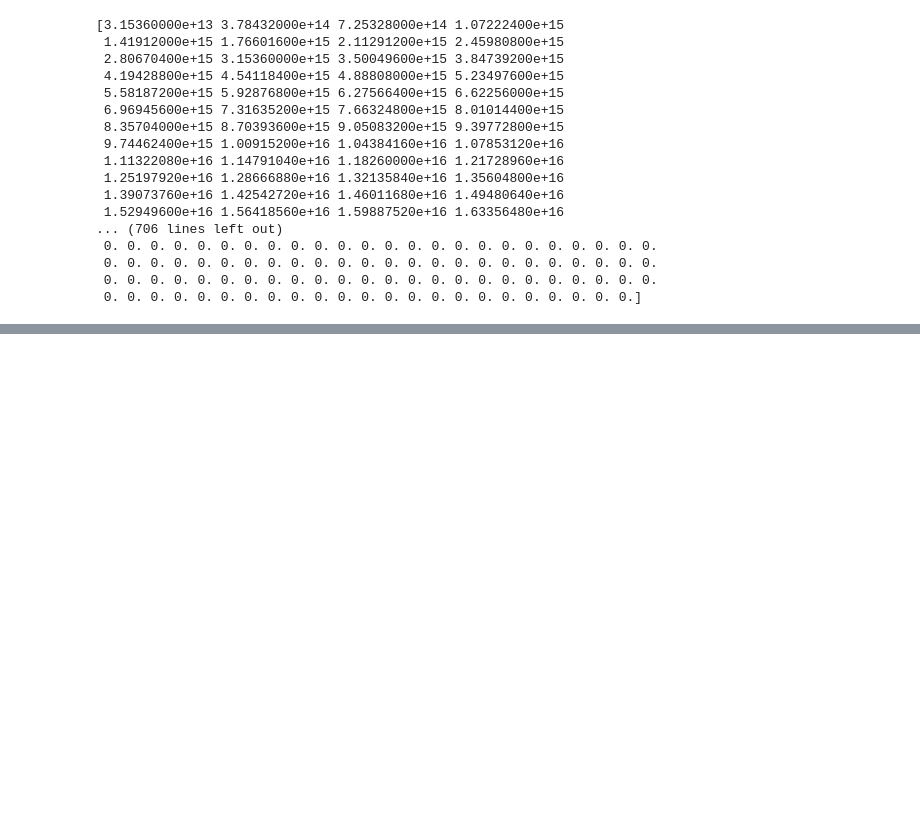
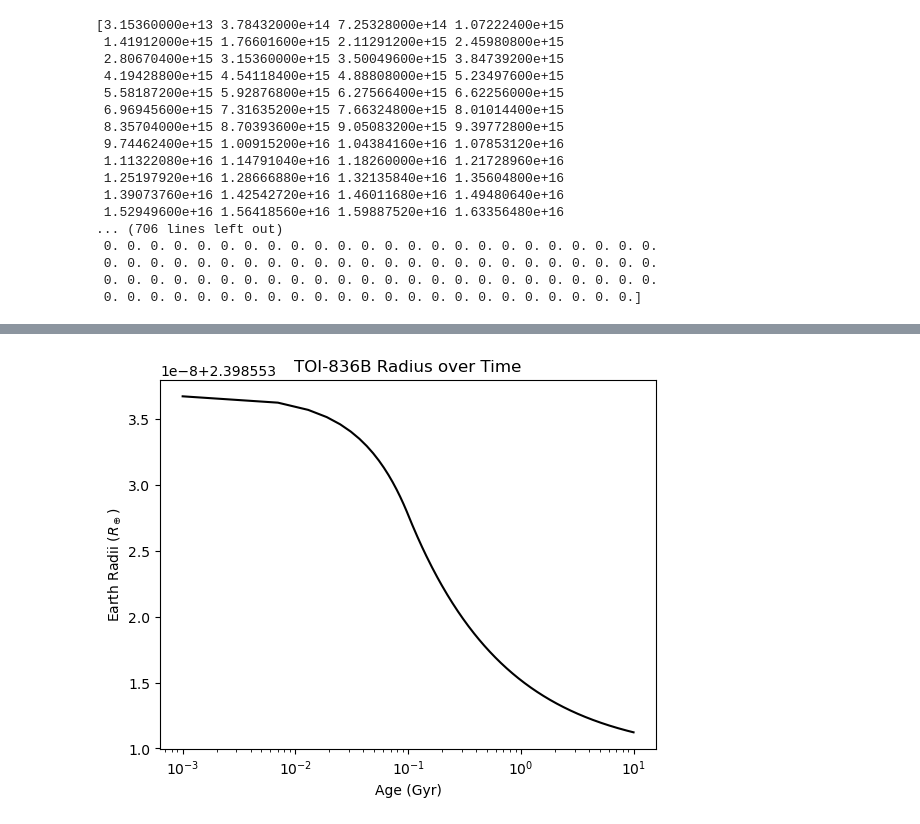
Before and after one commit to an0wen/astro9-w25-steamworldsloss, a Jupyter notebook: planet_evolution_AC.ipynb, the cells around one changed output, grey strips where cells are left out. Saved outputs shown, nothing was run; the diff lists cells and outputs as text; code cells hidden in the pictures; blank space fills up the shorter version.

```diff
--- a/planet_evolution_AC.ipynb
+++ b/planet_evolution_AC.ipynb
@@ -189,0 +189,9 @@ print(error_array)
+# %%
+plt.plot(age/(Gyr*yr), (list_planetevo_r/R_ea), color="black", linestyle="-", label="Simulated Planet")
+plt.xscale("log")
+plt.title("TOI-836B Radius over Time")
+plt.xlabel("Age (Gyr)")
+plt.ylabel("Earth Radii ($R_\\oplus$)")
+plt.show()
+# %% [output]
+[figure, added]
```
Also changed, not shown: parts of 4 cells of this notebook.
